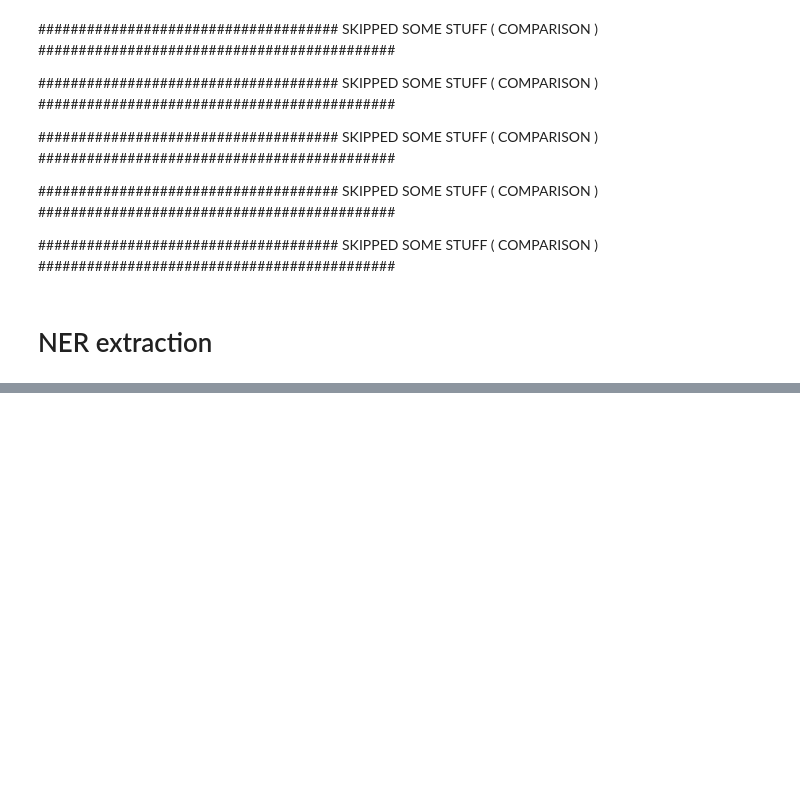
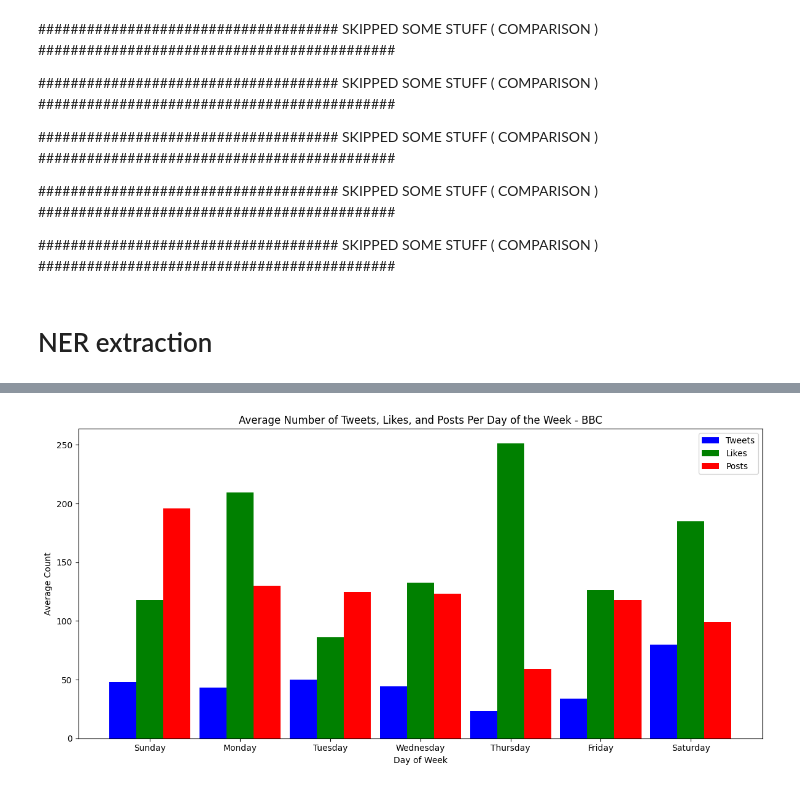
Before and after one commit to sprayr/NLP-Final, a Jupyter notebook: IdanDunsky_YanivKavehShtul_NLPFinal.ipynb, the cells around one changed output, grey strips where cells are left out. Drawn from its saved outputs; the diff is of its cells as text; code cells hidden in the pictures; blank space fills up the shorter version.

```diff
--- a/IdanDunsky_YanivKavehShtul_NLPFinal.ipynb
+++ b/IdanDunsky_YanivKavehShtul_NLPFinal.ipynb
@@ -461,0 +893,5 @@ print_NER(bbc_processed_corpus)
+# %%
+# Plot the metrics
+plot_weekly_metrics(bbc_df, 'BBC')
+# %% [output]
+[figure, added]
```
Also changed, not shown: parts of 26 cells of this notebook.
